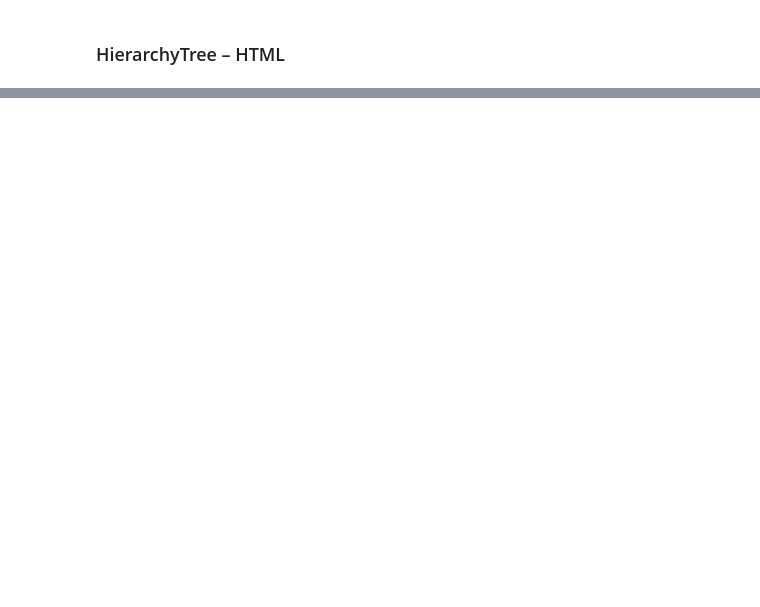
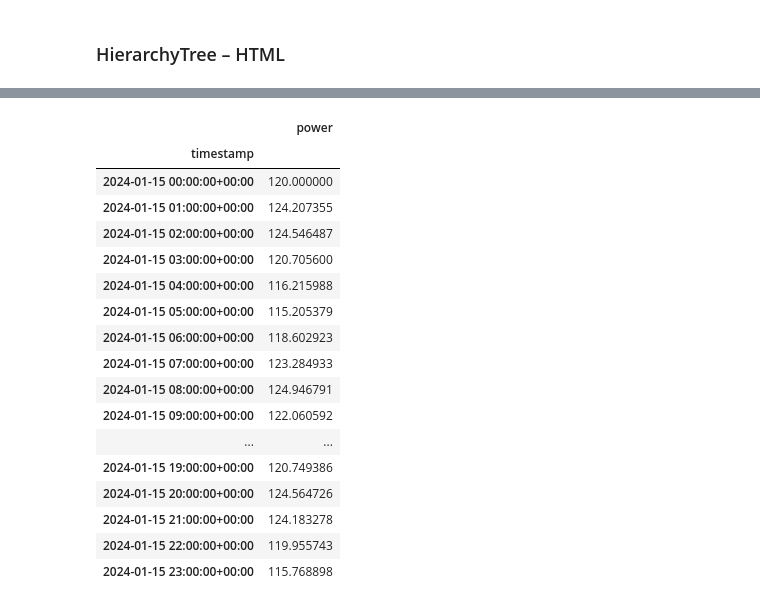
Before and after one commit to rebase-energy/TimeDataModel, a Jupyter notebook: examples/scratch_repr_test.ipynb, the cells around one changed output, grey strips where cells are left out. Saved outputs shown, nothing was run; the diff lists cells and outputs as text; code cells hidden in the pictures; blank space fills up the shorter version.

```diff
--- a/examples/scratch_repr_test.ipynb
+++ b/examples/scratch_repr_test.ipynb
@@ -225,2 +402,23 @@ hts.tree()
 # %%
 print(hts.tree())
+# %%
+ts.df
+# %% [output]
+|  | power |
+| timestamp |  |
+| 2024-01-15 00:00:00+00:00 | 120.000000 |
+| 2024-01-15 01:00:00+00:00 | 124.207355 |
+| 2024-01-15 02:00:00+00:00 | 124.546487 |
+| 2024-01-15 03:00:00+00:00 | 120.705600 |
+| 2024-01-15 04:00:00+00:00 | 116.215988 |
+| 2024-01-15 05:00:00+00:00 | 115.205379 |
+| 2024-01-15 06:00:00+00:00 | 118.602923 |
+| 2024-01-15 07:00:00+00:00 | 123.284933 |
+| 2024-01-15 08:00:00+00:00 | 124.946791 |
+| 2024-01-15 09:00:00+00:00 | 122.060592 |
+| ... | ... |
+| 2024-01-15 19:00:00+00:00 | 120.749386 |
+| 2024-01-15 20:00:00+00:00 | 124.564726 |
+| 2024-01-15 21:00:00+00:00 | 124.183278 |
+| 2024-01-15 22:00:00+00:00 | 119.955743 |
+| 2024-01-15 23:00:00+00:00 | 115.768898 |
```
Also changed, not shown: parts of 23 cells of this notebook, 11 other files.
